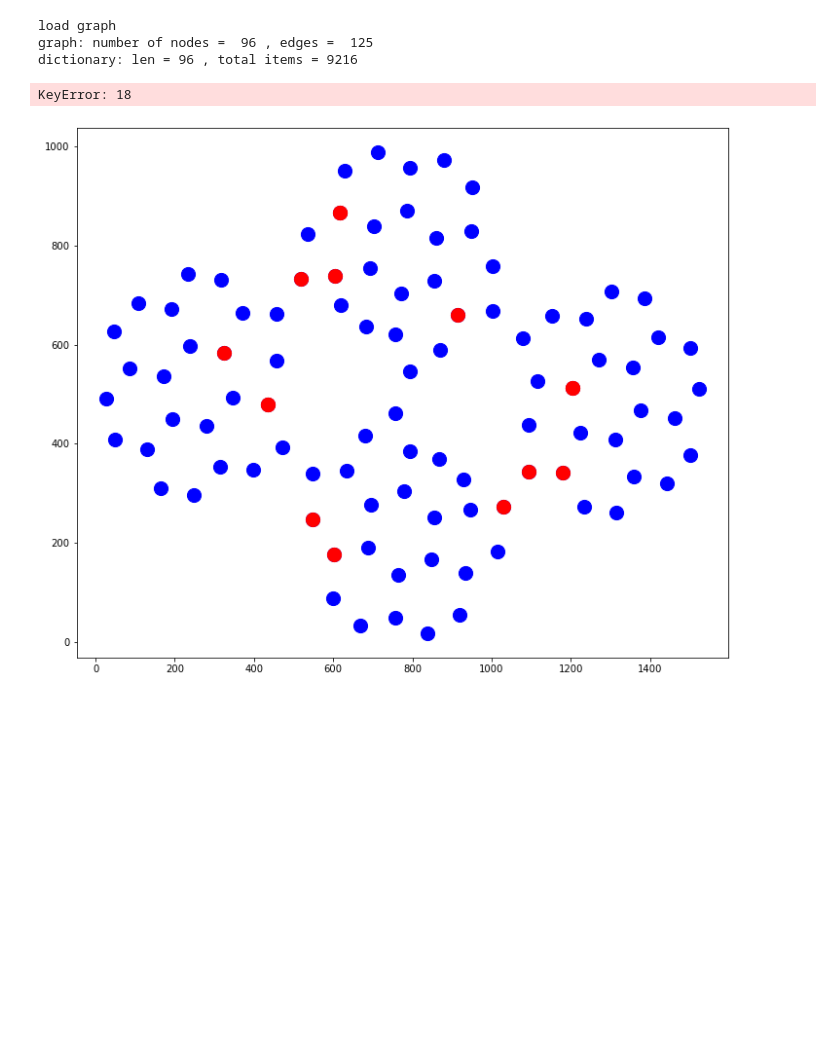
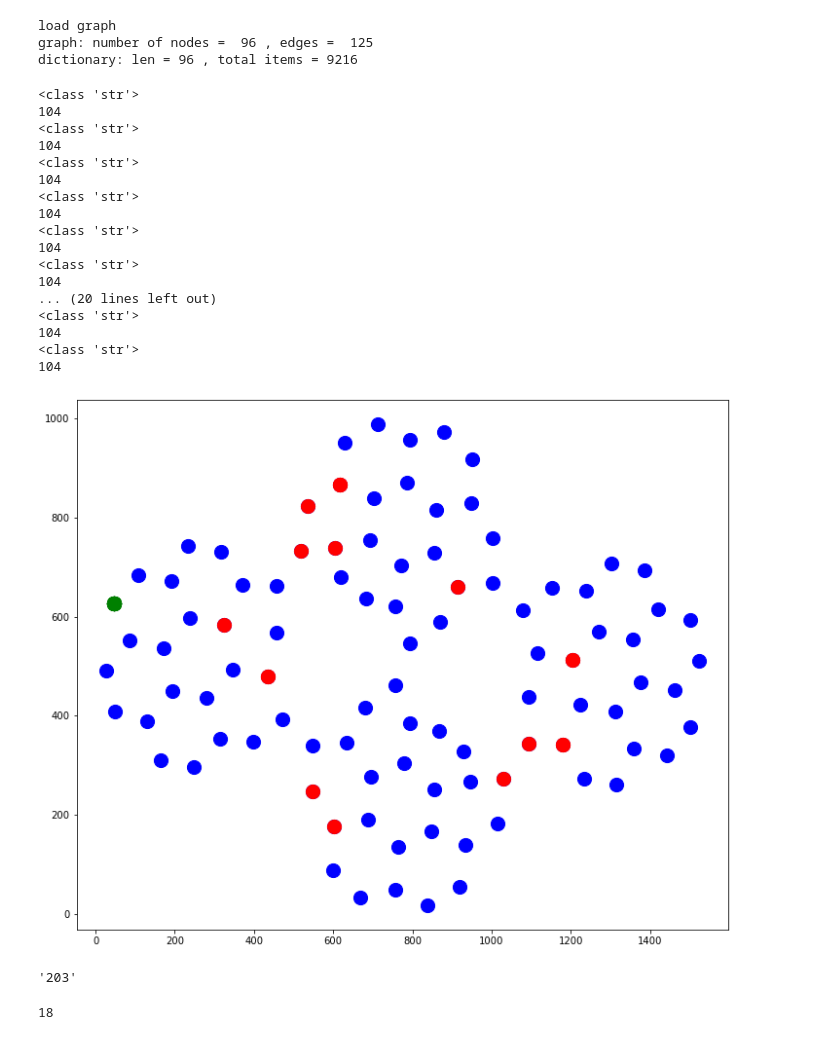
Before and after one commit to fstella/HM-Rat-Trajectories, a Jupyter notebook: Rat_HM_ExploreBehavSess.ipynb, the cells around one changed output. Saved outputs shown, nothing was run; the diff lists cells and outputs as text; code cells hidden in the pictures; blank space fills up the shorter version.

```diff
--- a/Rat_HM_ExploreBehavSess.ipynb
+++ b/Rat_HM_ExploreBehavSess.ipynb
@@ -414,13 +395,13 @@ print(intersectionPoint('Rat5'))
 # %%
-means1G, means2G, intersectionP, dateD = intersectionPoint('Rat5')
+means1G, means2G, intersectionP, dateD, dataRatNr = intersectionPoint('Rat5')
 
 trials = np.linspace(1,len(means1G), num = len(means1G))
 iP = list()
 for i in range(len(intersectionP)):
     iP.append(intersectionP[i][0][0].flatten())
 
-#print(iP)
-#print(dateD)
+print(iP)
+print(dateD)
 plt.figure()
 plt.title('Values of both means and x-coordinate of the intersection point over trials')
 plt.plot(trials, means1G, label ='first mean', marker = '.')
@@ -461,6 +430,7 @@ indexList = list()
 goalNodeList = list()
 trialNumberList = list()
 intersectionNodeList = list()
+d = list(dateD).index(selected_session)
 if ncols>0:
     it = 0
     colors = [color_map_rgb['Japan'], \
@@ -482,6 +452,7 @@ if ncols>0:
             q = 0
             p = 0
             b = data.loc[tr,'speed_ff']
+            #print(b)
             i = -1
             for j in b:
                 if(j<=i and j>=iP[d]):
@@ -658,7 +629,7 @@ if ncols>0:
 
 res = pd.DataFrame(list(zip(trialNumberList, listTimes, indexList, intersectionNodeList, goalNodeList)),
                columns =['trial_number', 'time', 'index', 'intersection_node', 'goal_node'])
-res.sort_values(by = 'trial_number', ascending=True, inplace = True)
+res.sort_values(by = ['trial_number'], ascending=True, inplace = True)
 res.drop_duplicates(subset='trial_number', keep = False, inplace = True)
 print(res)
 # %% [output]
@@ -959,33 +930,61 @@ dictionary: len = 96 , total items = 9216
 # %%
 plt.figure(figsize=(12,10))
 
 sp_th = 0.3
 
 for nn in pos.keys():
     plt.scatter(pos[nn][0],pos[nn][1],s=200,c='b')
 
 
 # Plot with node labels
 
 #for tr in data.index.unique():
-for tr in res['trial_number']:
+for tr in range(len(res)):
     #print(tr)
-    speed = data.loc[tr,'speed_ff']
-    speed_tr = uniform_filter1d(speed,size=5)
-    y = speed_tr
-    f_nodes = np.argwhere(y>sp_th)
+#     speed = data.loc[tr,'speed_ff']
+#     speed_tr = uniform_filter1d(speed,size=5)
+#     y = speed_tr
+#     f_nodes = np.argwhere(y>sp_th)
     #node_lbls = data.loc[tr,'node'].array
     #print(node_lbls)
     #if tr==res.loc['trial_number'].iloc[tr]:
     node_lbls = res.loc[tr,'intersection_node']
+    print(type(node_lbls))
+    node_goal = res.loc[tr,'goal_node']
+    print(node_goal)
     #print(node_lbls)
     #if(len(f_nodes)>0):
     #    node_lbls = node_lbls[f_nodes[0]]  #
     #print(node_lbls)
     #for nn in range(len(node_lbls)):#
         #plt.scatter(pos[str(node_lbls[nn])][0],pos[str(node_lbls[nn])][1],s=200,c='red')#
     plt.scatter(pos[node_lbls][0],pos[node_lbls][1],s=200,c='red')#
+    plt.scatter(pos[node_goal][0],pos[node_goal][1],s=200,c='green')#
 plt.show()
 # %% [output]
-KeyError: 18
+<class 'str'>
+104
+<class 'str'>
+104
+<class 'str'>
+104
+<class 'str'>
+104
+<class 'str'>
+104
+<class 'str'>
+104
+... (20 lines left out)
+<class 'str'>
+104
+<class 'str'>
+104
-[figure, old version]
+[figure, new version]
+# %%
+res.loc[0,'intersection_node']
+# %% [output]
+'203'
+# %%
+len(res)
+# %% [output]
+18
```
Also changed, not shown: parts of 10 cells of this notebook.
